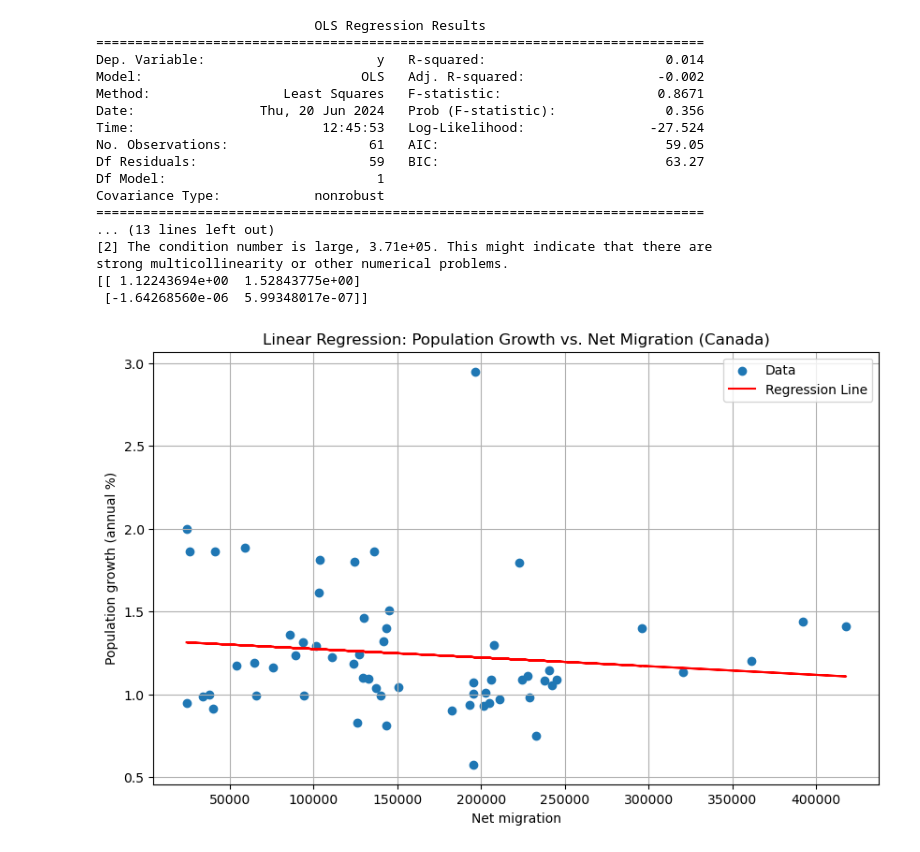
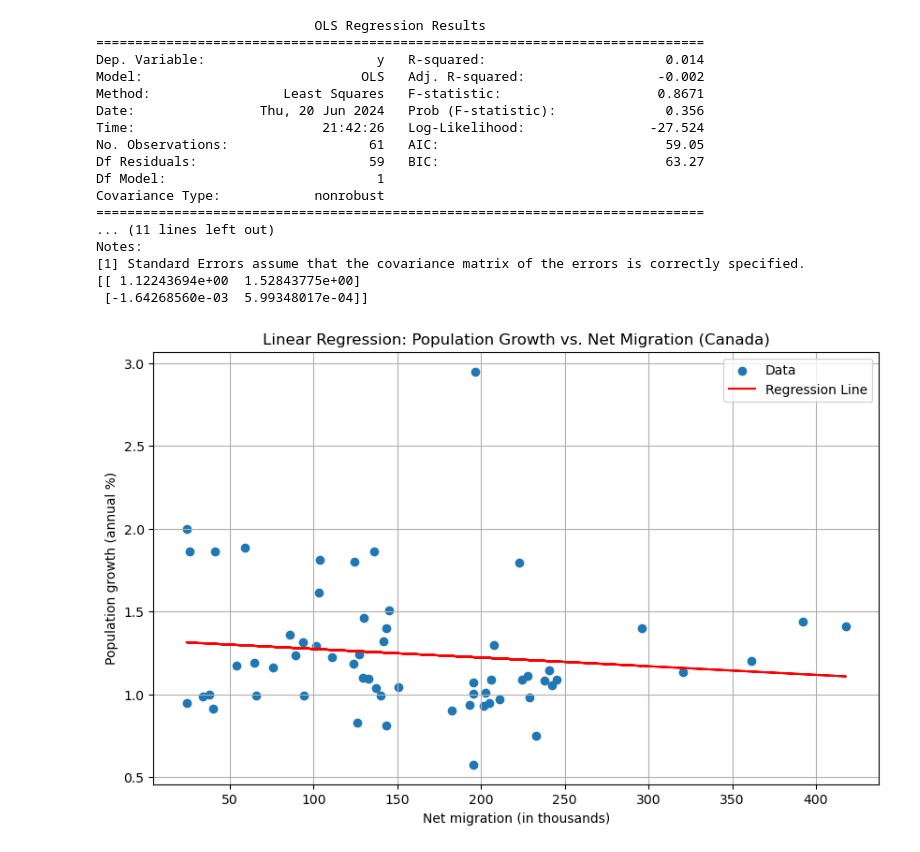
Before and after one commit to gwmchung/team_project, a Jupyter notebook: reports/Population_Migration.ipynb, the cells around one changed output. Saved outputs shown, nothing was run; the diff lists cells and outputs as text; code cells hidden in the pictures.

```diff
--- a/reports/Population_Migration.ipynb
+++ b/reports/Population_Migration.ipynb
@@ -4,13 +4,15 @@ import numpy as np
 import statsmodels.api as sm
 import matplotlib.pyplot as plt
 
-file_path = r'C:\!D\DSI\team_project\data\raw\Canada_population.csv'
+file_path = r'C:\!D\DSI\team_project\data\processed\Canada-Select-Variables-In-Columns.csv'
 df = pd.read_csv(file_path)
 
 df['Net migration'] = pd.to_numeric(df['Net migration'], errors='coerce')
 df['Population growth (annual %)'] = pd.to_numeric(df['Population growth (annual %)'], errors='coerce')
 
 df = df.dropna(subset=['Net migration', 'Population growth (annual %)'])
+
+df['Net migration'] = df['Net migration'] / 1000
 
 net_migration = df['Net migration'].values
 population_growth = df['Population growth (annual %)'].values
@@ -20,37 +22,37 @@ y = population_growth
 
 model = sm.OLS(y, X).fit()
 
 summary = model.summary()
 print(summary)
 
 conf_int = model.conf_int()
 print(conf_int)
 
 plt.figure(figsize=(10, 6))
 plt.scatter(net_migration, population_growth, label='Data')
 plt.plot(net_migration, model.predict(X), color='red', label='Regression Line')
-plt.xlabel('Net migration')
+plt.xlabel('Net migration (in thousands)')
 plt.ylabel('Population growth (annual %)')
 plt.legend()
 plt.title('Linear Regression: Population Growth vs. Net Migration (Canada)')
 plt.grid(True)
 plt.show()
 # %% [output]
                             OLS Regression Results
 ==============================================================================
 Dep. Variable:                      y   R-squared:                       0.014
 Model:                            OLS   Adj. R-squared:                 -0.002
 Method:                 Least Squares   F-statistic:                    0.8671
 Date:                Thu, 20 Jun 2024   Prob (F-statistic):              0.356
-Time:                        12:45:53   Log-Likelihood:                -27.524
+Time:                        21:42:26   Log-Likelihood:                -27.524
 No. Observations:                  61   AIC:                             59.05
 Df Residuals:                      59   BIC:                             63.27
 Df Model:                           1
 Covariance Type:            nonrobust
 ==============================================================================
-... (13 lines left out)
-[2] The condition number is large, 3.71e+05. This might indicate that there are
-strong multicollinearity or other numerical problems.
+... (11 lines left out)
+Notes:
+[1] Standard Errors assume that the covariance matrix of the errors is correctly specified.
 [[ 1.12243694e+00  1.52843775e+00]
- [-1.64268560e-06  5.99348017e-07]]
+ [-1.64268560e-03  5.99348017e-04]]
-[figure, old version]
+[figure, new version]
```
Also changed, not shown: parts of 3 cells of this notebook, 1 other file.
